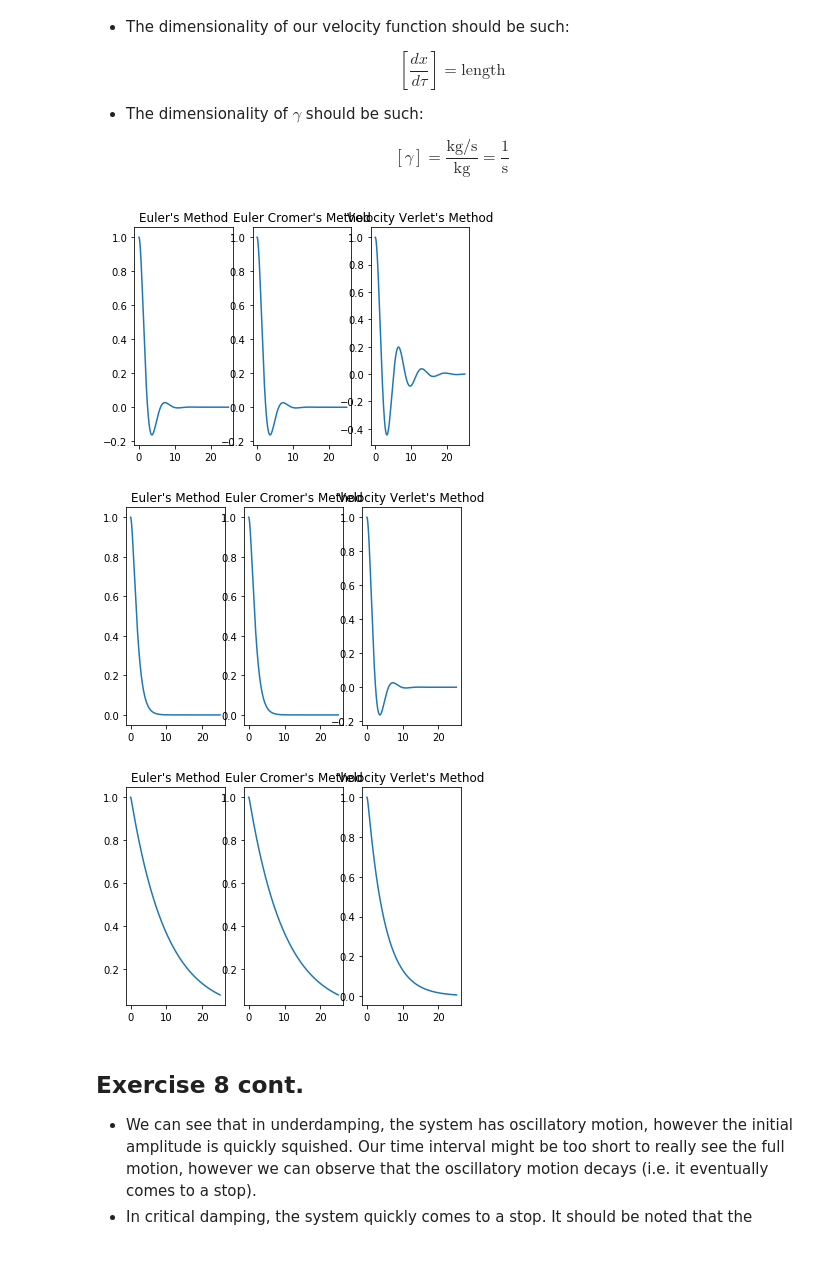
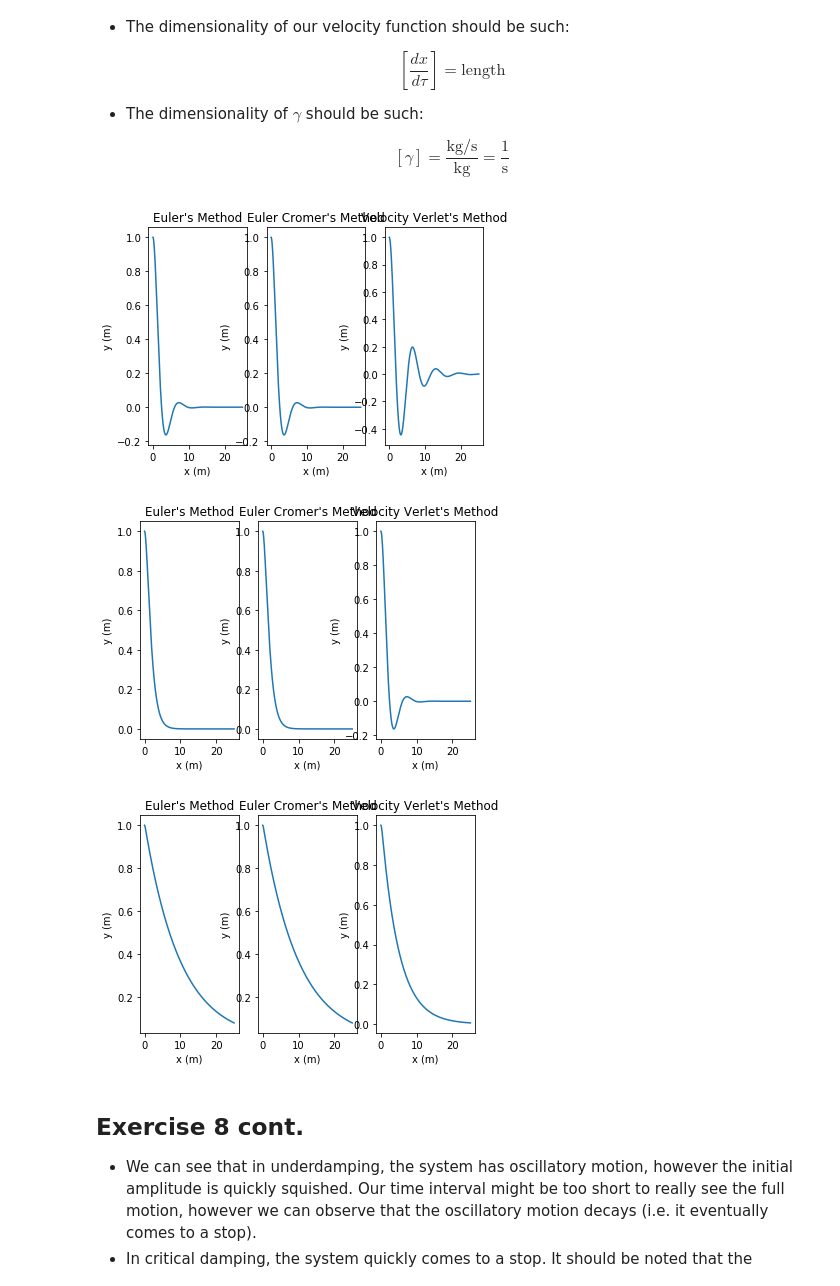
Before and after one commit to dravinflores/PHY321-Homework, a Jupyter notebook: Homework5.ipynb, the cells around one changed output. Cells and saved outputs as stored; diff of their text form; code cells hidden in the pictures; blank space fills up the shorter version.

```diff
--- a/Homework5.ipynb
+++ b/Homework5.ipynb
@@ -624,47 +624,47 @@ def calculate_velocity_verlet(tf=10.0, ti=0.0, dt=0.001, r0=0, v0=0, gamma=1):
 
 # Intial Conditions
 r_0 = 1
 v_0 = 0
 
 
 (ta, ra, va) = calculate_euler(tf=25, r0=r_0, v0=v_0, gamma=0.5)
 (tb, rb, vb) = calculate_euler_cromer(tf=25, r0=r_0, v0=v_0, gamma=0.5)
 (tc, rc, vc) = calculate_velocity_verlet(tf=25, r0=r_0, v0=v_0, gamma=0.5)
 
 def plot_stuff(t_a, r_a, t_b, r_b, t_c, r_c):
     plt.subplot(1, 3, 1)
     plt.plot(ta, ra)
-    axis.set_xlabel('x (m)')
-    axis.set_ylabel('y (m)')
+    plt.xlabel('x (m)')
+    plt.ylabel('y (m)')
     plt.title("Euler's Method")
     # figure.tight_layout()
 
     plt.subplot(1, 3, 2)
     plt.plot(tb, rb)
-    axis.set_xlabel('x (m)')
-    axis.set_ylabel('y (m)')
+    plt.xlabel('x (m)')
+    plt.ylabel('y (m)')
     plt.title("Euler Cromer's Method")
     # figure.tight_layout()
 
     plt.subplot(1, 3, 3)
     plt.plot(tc, rc)
-    axis.set_xlabel('x (m)')
-    axis.set_ylabel('y (m)')
+    plt.xlabel('x (m)')
+    plt.ylabel('y (m)')
     plt.title("Velocity Verlet's Method")
     # figure.tight_layout()
 
     plt.show()
 
 plot_stuff(ta, ra, tb, rb, tc, rc)
 # %% [output]
-[figure, old version]
+[figure, new version]
 # %%
 (ta, ra, va) = calculate_euler(tf=25, r0=r_0, v0=v_0, gamma=1)
 (tb, rb, vb) = calculate_euler_cromer(tf=25, r0=r_0, v0=v_0, gamma=1)
 (tc, rc, vc) = calculate_velocity_verlet(tf=25, r0=r_0, v0=v_0, gamma=1)
 plot_stuff(ta, ra, tb, rb, tc, rc)
 # %% [output]
-[figure, old version]
+[figure, new version]
 # %%
 (ta, ra, va) = calculate_euler(tf=25, r0=r_0, v0=v_0, gamma=5)
 (tb, rb, vb) = calculate_euler_cromer(tf=25, r0=r_0, v0=v_0, gamma=5)
@@ -672,7 +672,7 @@ plot_stuff(ta, ra, tb, rb, tc, rc)
 
 plot_stuff(ta, ra, tb, rb, tc, rc)
 # %% [output]
-[figure, old version]
+[figure, new version]
 # %% [markdown]
 ## Exercise 8 cont.
 
```
